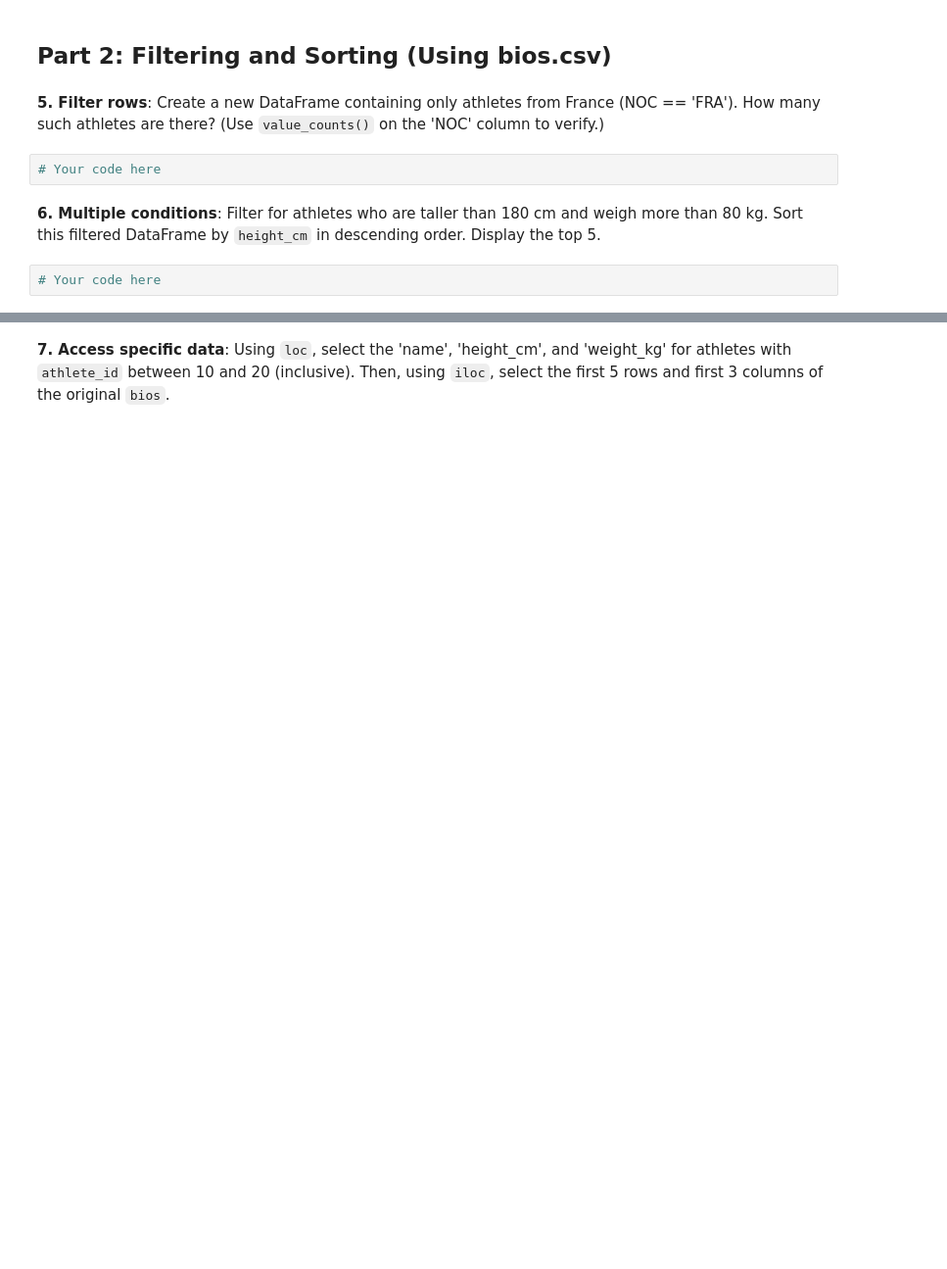
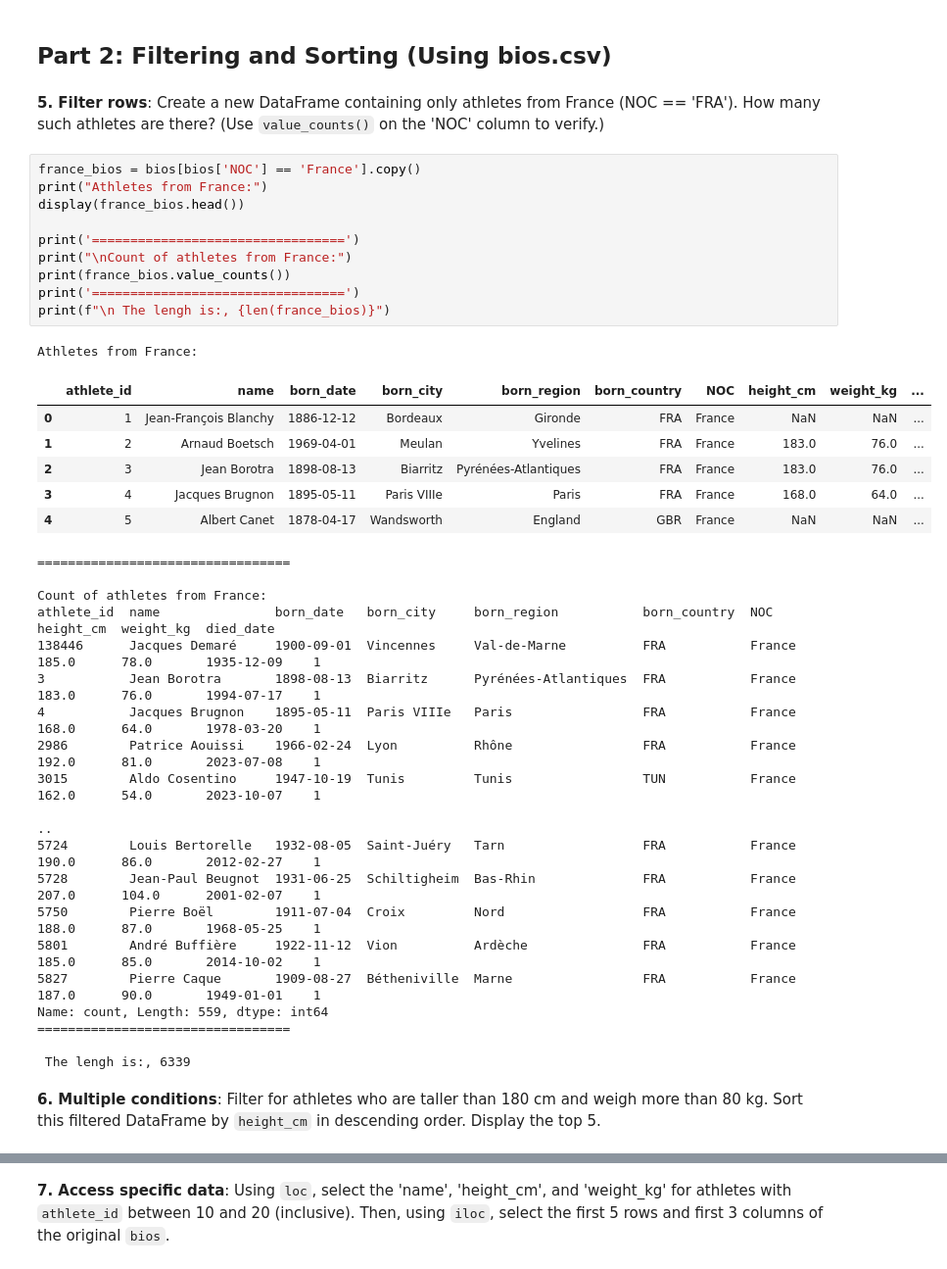
Before and after one commit to dev-paplix/pds-gx, a Jupyter notebook: Pandas_Exercise.ipynb, the cells around one changed output, grey strips where cells are left out. Shown: that part at 98% size. Saved outputs shown, nothing was run; the diff lists cells and outputs as text; blank space fills up the shorter version.

```diff
--- a/Pandas_Exercise.ipynb
+++ b/Pandas_Exercise.ipynb
@@ -47,9 +110,42 @@ coffee = pd.read_csv('coffee.csv')
 ## Part 2: Filtering and Sorting (Using bios.csv)
 # %% [markdown]
 **5. Filter rows**: Create a new DataFrame containing only athletes from France (NOC == 'FRA'). How many such athletes are there? (Use `value_counts()` on the 'NOC' column to verify.)
-# %%
-# Your code here
+# %%
+france_bios = bios[bios['NOC'] == 'France'].copy()
+print("Athletes from France:")
+display(france_bios.head())
+
+print('=================================')
+print("\nCount of athletes from France:")
+print(france_bios.value_counts())
+print('=================================')
+print(f"\n The lengh is:, {len(france_bios)}")
+# %% [output]
+Athletes from France:
+|  | athlete_id | name | born_date | born_city | born_region | born_country | NOC | height_cm | weight_kg | ... |
+| 0 | 1 | Jean-François Blanchy | 1886-12-12 | Bordeaux | Gironde | FRA | France | NaN | NaN | ... |
+| 1 | 2 | Arnaud Boetsch | 1969-04-01 | Meulan | Yvelines | FRA | France | 183.0 | 76.0 | ... |
+| 2 | 3 | Jean Borotra | 1898-08-13 | Biarritz | Pyrénées-Atlantiques | FRA | France | 183.0 | 76.0 | ... |
+| 3 | 4 | Jacques Brugnon | 1895-05-11 | Paris VIIIe | Paris | FRA | France | 168.0 | 64.0 | ... |
+| 4 | 5 | Albert Canet | 1878-04-17 | Wandsworth | England | GBR | France | NaN | NaN | ... |
+=================================
+
+Count of athletes from France:
+athlete_id  name               born_date   born_city     born_region           born_country  NOC     height_cm  weight_kg  died_date
+138446      Jacques Demaré     1900-09-01  Vincennes     Val-de-Marne          FRA           France  185.0      78.0       1935-12-09    1
+3           Jean Borotra       1898-08-13  Biarritz      Pyrénées-Atlantiques  FRA           France  183.0      76.0       1994-07-17    1
+4           Jacques Brugnon    1895-05-11  Paris VIIIe   Paris                 FRA           France  168.0      64.0       1978-03-20    1
+2986        Patrice Aouissi    1966-02-24  Lyon          Rhône                 FRA           France  192.0      81.0       2023-07-08    1
+3015        Aldo Cosentino     1947-10-19  Tunis         Tunis                 TUN           France  162.0      54.0       2023-10-07    1
+                                                                                                                                        ..
+5724        Louis Bertorelle   1932-08-05  Saint-Juéry   Tarn                  FRA           France  190.0      86.0       2012-02-27    1
+5728        Jean-Paul Beugnot  1931-06-25  Schiltigheim  Bas-Rhin              FRA           France  207.0      104.0      2001-02-07    1
+5750        Pierre Boël        1911-07-04  Croix         Nord                  FRA           France  188.0      87.0       1968-05-25    1
+5801        André Buffière     1922-11-12  Vion          Ardèche               FRA           France  185.0      85.0       2014-10-02    1
+5827        Pierre Caque       1909-08-27  Bétheniville  Marne                 FRA           France  187.0      90.0       1949-01-01    1
+Name: count, Length: 559, dtype: int64
+=================================
+
+ The lengh is:, 6339
 # %% [markdown]
 **6. Multiple conditions**: Filter for athletes who are taller than 180 cm and weigh more than 80 kg. Sort this filtered DataFrame by `height_cm` in descending order. Display the top 5.
-# %%
-# Your code here
```
Also changed, not shown: parts of 40 cells of this notebook.
